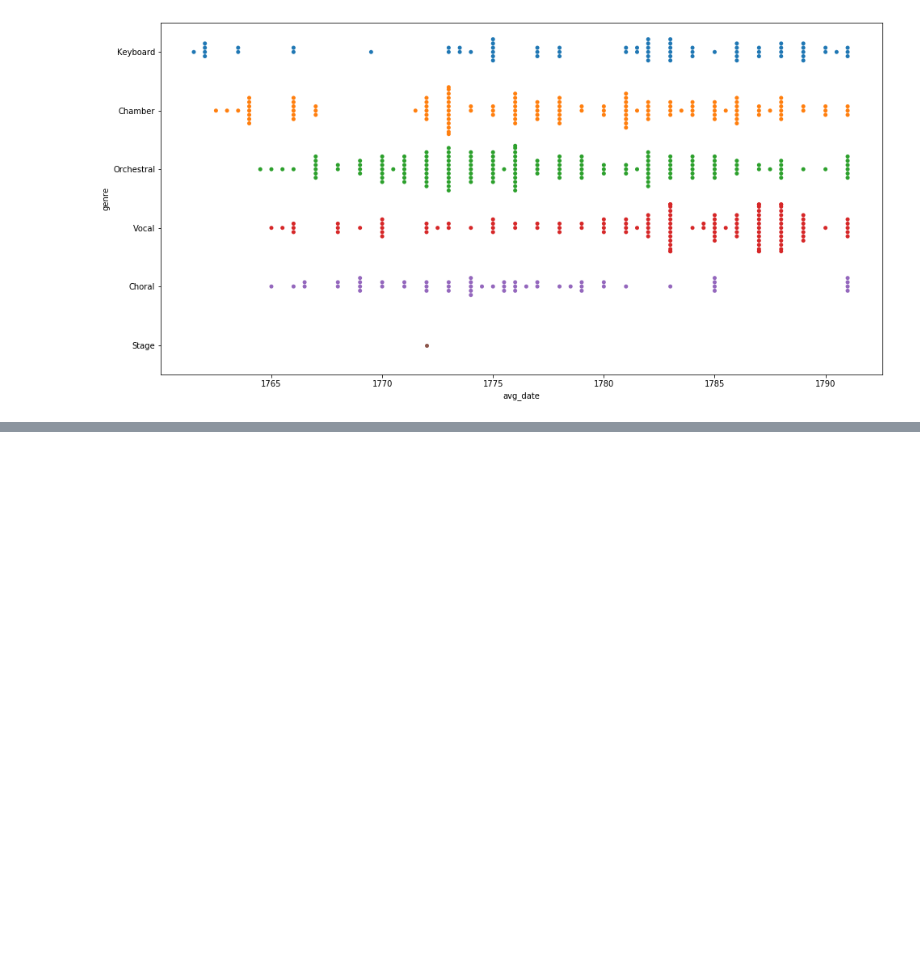
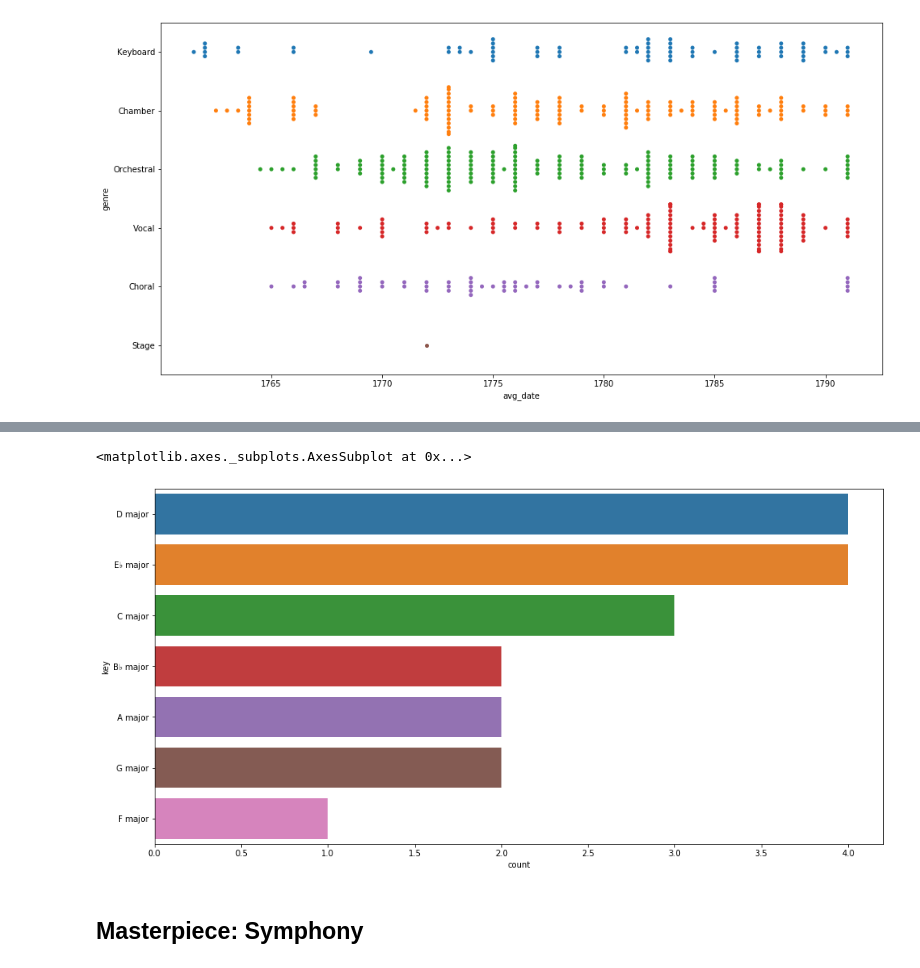
Before and after one commit to chiahsingpi/visualizing_composer, a Jupyter notebook: Mozart.ipynb, the cells around one changed output, grey strips where cells are left out. Cells and saved outputs as stored; diff of their text form; code cells hidden in the pictures; blank space fills up the shorter version.

```diff
--- a/Mozart.ipynb
+++ b/Mozart.ipynb
@@ -256,3 +304,12 @@ Masterpiece. Symphony
+# %%
+plt.figure(figsize=(16,8))
+sns.countplot(y = df['key'][(df['title'].str.contains('Concerto', case =False)) & (~df['title'].str.contains('Piano Concerto', case =False))],
+              order = df['key'][(df['title'].str.contains('Concerto', case =False)) & (~df['title'].str.contains('Piano Concerto', case =False))].value_counts().index)
+# %% [output]
+<matplotlib.axes._subplots.AxesSubplot at 0x...>
+[figure, added]
+# %% [markdown]
+## Masterpiece: Symphony
 # %%
 df.loc[df['title'].str.contains('Symphony No.', case =False)]
 # %% [output]
```
Also changed, not shown: parts of 23 cells of this notebook.
